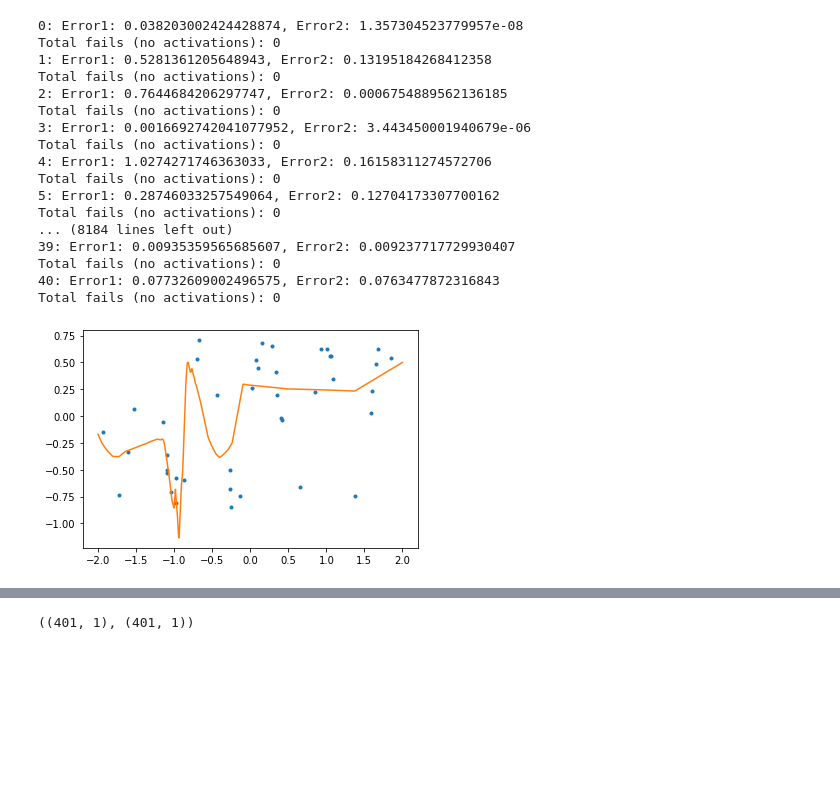
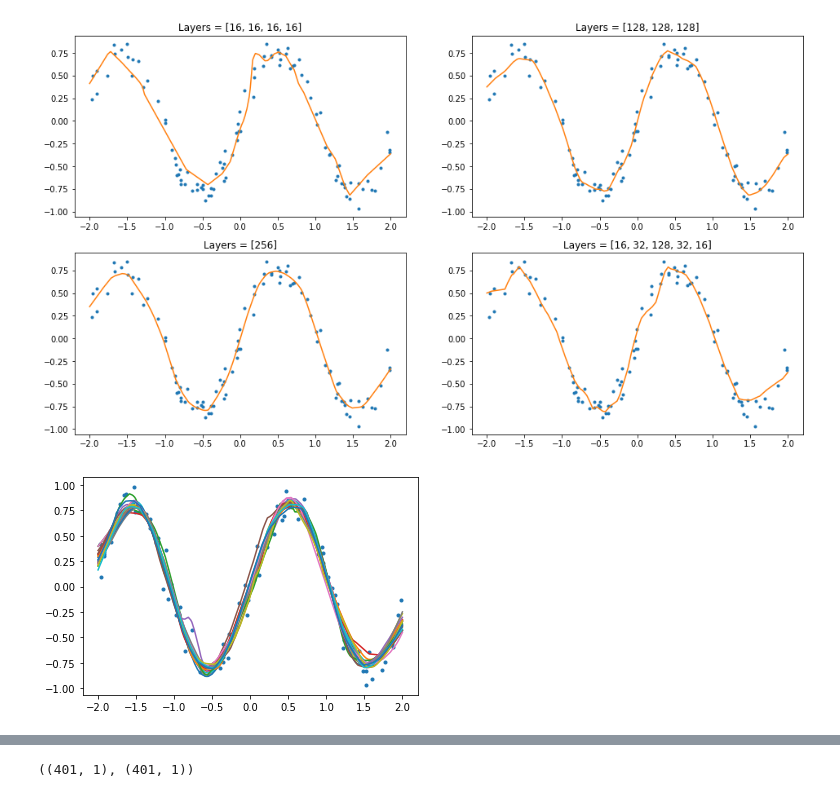
Before and after one commit to bready1/BNet, a Jupyter notebook: attempt3.ipynb, the cells around one changed output, grey strips where cells are left out. Cells and saved outputs as stored; diff of their text form; code cells hidden in the pictures; blank space fills up the shorter version.

```diff
--- a/attempt3.ipynb
+++ b/attempt3.ipynb
@@ -7,13 +7,15 @@ def lambda_initaliser(n): #bigger Lambda means smaller effective updates, more r
 #     return (np.ones((n,n))+np.eye(n))*1e1
 #     return (-1*np.ones((n,n))+np.eye(n)*(n))*1
 #     return (np.ones((n,n))+np.diag(np.random.rand(n))+np.random.rand(n,n)*0.1)*1
-    return (np.eye(n))/n**2#/np.sqrt(n)
+    return (np.eye(n))/n**1#/np.sqrt(n)
 #     return np.ones((n,n))*1e-4
 # %%
 def initialiser_function(rows,columns):
 #     return np.random.randn(rows,columns)
 #     inits= np.zeros((rows,columns))+np.random.randn(rows,columns)*0.1
-    inits=(np.random.randn(rows,columns))*np.sqrt(6)/np.sqrt(rows+columns)*0.01
+#     inits=(np.random.randn(rows,columns))*np.sqrt(6)/np.sqrt(rows+columns)
+    inits=(np.random.randn(rows,columns))*np.sqrt(6)/np.sqrt(rows+columns)
+#     inits=(np.random.randn(rows,columns))*np.sqrt(2)/np.sqrt(rows)
 
 #     inits=(np.random.randn(rows,columns))*np.sqrt(6)/np.sqrt(rows+columns)
 
@@ -626,0 +641,17 @@ class BNet7:
+# %%
+
+n_data=101
+# hidden_layers=[16,32,256,32,16]
+hidden_layer_options=[[16,16,16,16],[128,128,128],[256],[16,32,128,32,16]]
+# hidden_layers=[128,128,128]
+# hidden_layers=[16,32,128,32,16]
+x=np.random.rand(n_data,1)*4-2
+y= 0.8*np.sin(x*3)+np.random.randn(x.shape[0],x.shape[1])*0.1
+x_test=np.linspace(-2,2,1000).reshape(1000,1)
+plt.plot(x,y,'.')
+y_test=[]
+for ii in range(len(hidden_layer_options)):
+    hidden_layers=hidden_layer_options[ii]
+    net=BNet7(hidden_layer_sizes=hidden_layers,input_dim=1,output_dim=1,lambda_initaliser=lambda_initaliser,initialiser_function=initialiser_function)
+    net.train(x,y,print_error=True,passes=1,total_info=1,failed_attempts=10)
+    y_test.append(net.forward(x_test)[0])
@@ -627,32 +677,24 @@ class BNet7:
+# %%
+fig=plt.figure(figsize=(16,9))
+for ii in range(4):
+    fig.add_subplot(2,2,ii+1)
+    plt.plot(x,y,'.')
+    plt.plot(x_test,y_test[ii])
+    plt.title('Layers = ' +str(hidden_layer_options[ii]))
+# %% [output]
+[figure, added]
 # %%
 
-n_data=41
+n_data=101
 # hidden_layers=[16,32,256,32,16]
 hidden_layers=[128,128,256,128]
 x=np.random.rand(n_data,1)*4-2
-y= 0.8*np.sin(x*8)+np.random.randn(x.shape[0],x.shape[1])*0.1
+y= 0.8*np.sin(x*3)+np.random.randn(x.shape[0],x.shape[1])*0.1
 x_test=np.linspace(-2,2,1000).reshape(1000,1)
 plt.plot(x,y,'.')
-for ii in range(1):
+for ii in range(20):
     net=BNet7(hidden_layer_sizes=hidden_layers,input_dim=1,output_dim=1,lambda_initaliser=lambda_initaliser,initialiser_function=initialiser_function)
-    net.train(x,y,print_error=True,passes=100,total_info=10,failed_attempts=10)
+    e1,e2=net.train(x,y,print_error=False,return_error=True, passes=1,total_info=1,failed_attempts=10)
     plt.plot(x_test,net.forward(x_test)[0])
 # %% [output]
-0: Error1: 0.038203002424428874, Error2: 1.357304523779957e-08
-Total fails (no activations): 0
-1: Error1: 0.5281361205648943, Error2: 0.13195184268412358
-Total fails (no activations): 0
-2: Error1: 0.7644684206297747, Error2: 0.0006754889562136185
-Total fails (no activations): 0
-3: Error1: 0.0016692742041077952, Error2: 3.443450001940679e-06
-Total fails (no activations): 0
-4: Error1: 1.0274271746363033, Error2: 0.16158311274572706
-Total fails (no activations): 0
-5: Error1: 0.28746033257549064, Error2: 0.12704173307700162
-Total fails (no activations): 0
-... (8184 lines left out)
-39: Error1: 0.00935359565685607, Error2: 0.009237717729930407
-Total fails (no activations): 0
-40: Error1: 0.07732609002496575, Error2: 0.0763477872316843
-Total fails (no activations): 0
-[figure, old version]
+[figure, new version]
```
Also changed, not shown: parts of 32 cells of this notebook.
